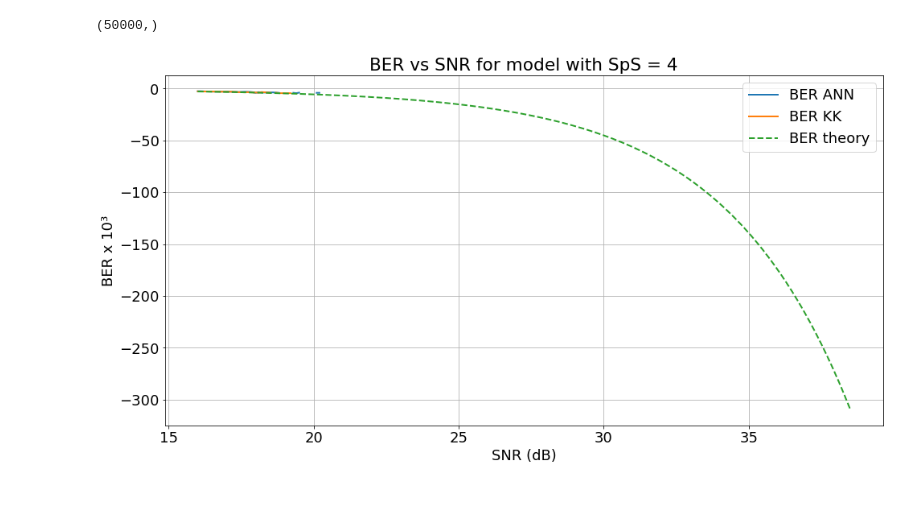
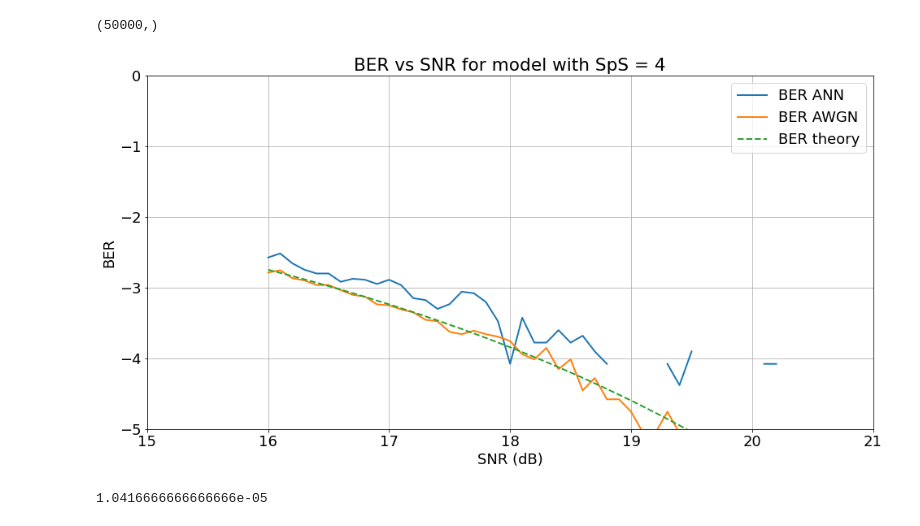
Before and after one commit to Matos-V/TCC_phase_detection_with_ML, a Jupyter notebook: ANN_tests.ipynb, the cells around one changed output. Drawn from its saved outputs; the diff is of its cells as text; code cells hidden in the pictures; blank space fills up the shorter version.

```diff
--- a/ANN_tests.ipynb
+++ b/ANN_tests.ipynb
@@ -17,7 +17,7 @@ SpS = 4         # amostras por símbolo
 Fs = SpS*Fb    # taxa de amostragem
 rolloff = 0.05  # Rolloff do filtro formatador de pulso
 amostras = 512
-size = 30000
+size = 120000
 
 #def data_test_to_obtain_BERxSNR_plot(model,data,X):
 #    X = MinMaxScaler().fit_transform(X)
@@ -67,3 +67,10 @@ for i , SNR in enumerate(SNRs):
     predicted_kk_signal = data['amplitudes']*np.exp(1j*phases.reshape(-1,))
     reverted_signal = revert_sfm(predicted_kk_signal.reshape((1,-1)),A)
     BERsKK[i] = reverted_signal[0,3000:(size-3000):SpS].cal_ber()
+# %%
+SNRs = np.arange(16,40.1,0.1)
+BERsAWGN = np.zeros(SNRs.size)
+for i , SNR in enumerate(SNRs):
+    qam_signal = generate_signal(M,Fb,SpS,SNR,rolloff=0.05)
+    qam_signal_rx = normcenter(lowpassFilter(qam_signal, qam_signal.fs, 1/qam_signal.fb, 0.05, taps=4001))
+    BERsAWGN[i] = qam_signal_rx[0,3000:(size-3000):SpS].cal_ber()
@@ -116,14 +137,20 @@ SNRs, BERs = np.loadtxt(f'SNR_BER_model_{SpS}_sps.txt')
 _, BERsKK = np.loadtxt(f'SNR_BER_KK_model_{SpS}_sps.txt')
 # %%
 plt.plot(SNRs,np.log10(BERs))
-plt.plot(SNRs,np.log10(BERsKK))
+plt.plot(SNRs,np.log10(BERsAWGN))
 plt.plot(SNRs,np.log10(ber_theory(helpers.dB2lin(SNRs), 16)),'--')
 plt.title(f'BER vs SNR for model with SpS = {SpS}')
 plt.xlabel('SNR (dB)')
-plt.ylabel('BER x 10³')
+plt.ylabel('BER')
+plt.ylim([-5,0])
+plt.xlim([15,21])
 #plt.legend([f'BER = {BERsKK[min_ber]} for SNR = {SNRs[min_ber]}'])
-plt.legend(['BER ANN', 'BER KK','BER theory'])
-plt.savefig(f'logBER_x_SNR_comparison_{SpS}_SpS.png')
+plt.legend(['BER ANN', 'BER AWGN','BER theory'])
+#plt.savefig(f'logBER_x_SNR_comparison_{SpS}_SpS.png')
 plt.grid(True)
 # %% [output]
-[figure, old version]
+[figure, new version]
+# %%
+1/96000
+# %% [output]
+1.0416666666666666e-05
```
Also changed, not shown: parts of 2 cells of this notebook, 5 other files.
